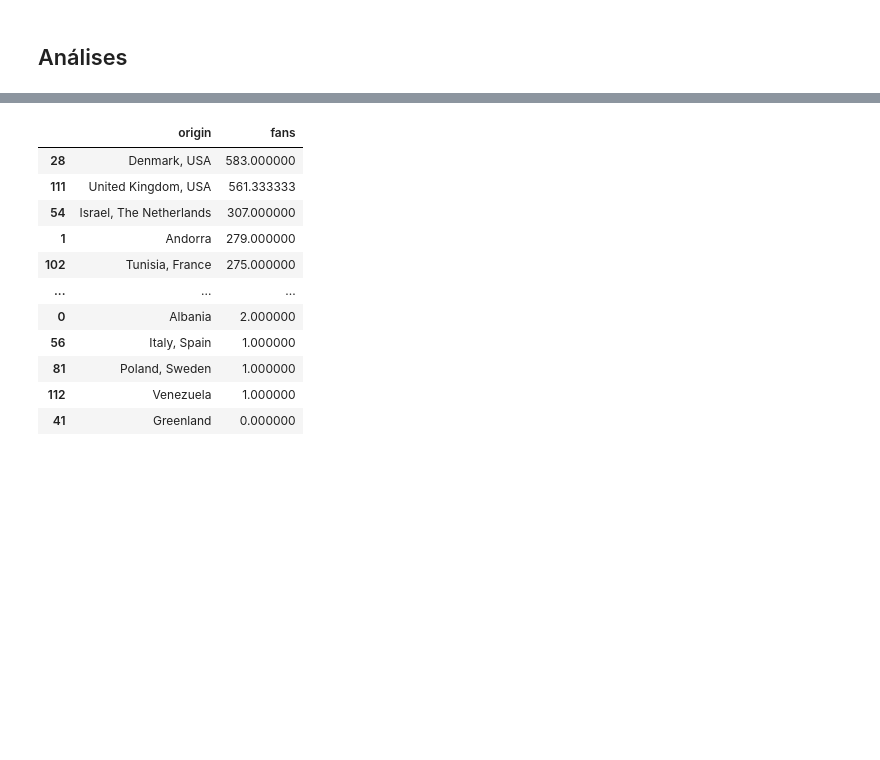
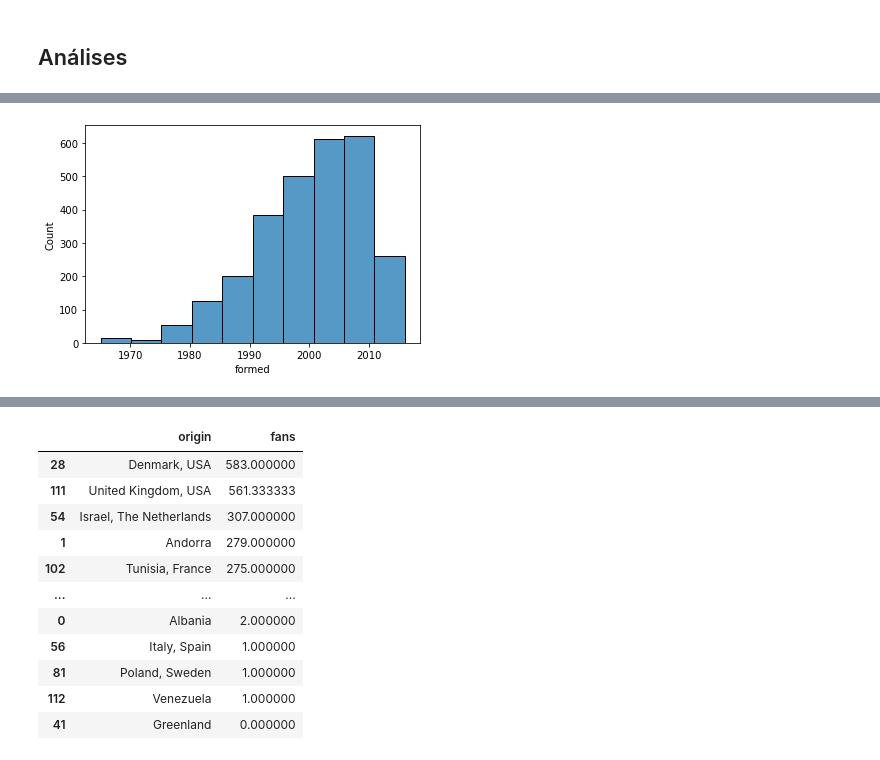
Before and after one commit to otaviokamel/projeto_introducao_analise_de_dados, a Jupyter notebook: Metal_Bands_by_Nation.ipynb, the cells around one changed output, grey strips where cells are left out. Saved outputs shown, nothing was run; the diff lists cells and outputs as text; code cells hidden in the pictures; blank space fills up the shorter version.

```diff
--- a/Metal_Bands_by_Nation.ipynb
+++ b/Metal_Bands_by_Nation.ipynb
@@ -93,0 +293,4 @@ df.describe()
+# %%
+sns.histplot(data=df_split, x='formed', bins=10);
+# %% [output]
+[figure, added]
```
Also changed, not shown: parts of 58 cells of this notebook, 1 other file.
